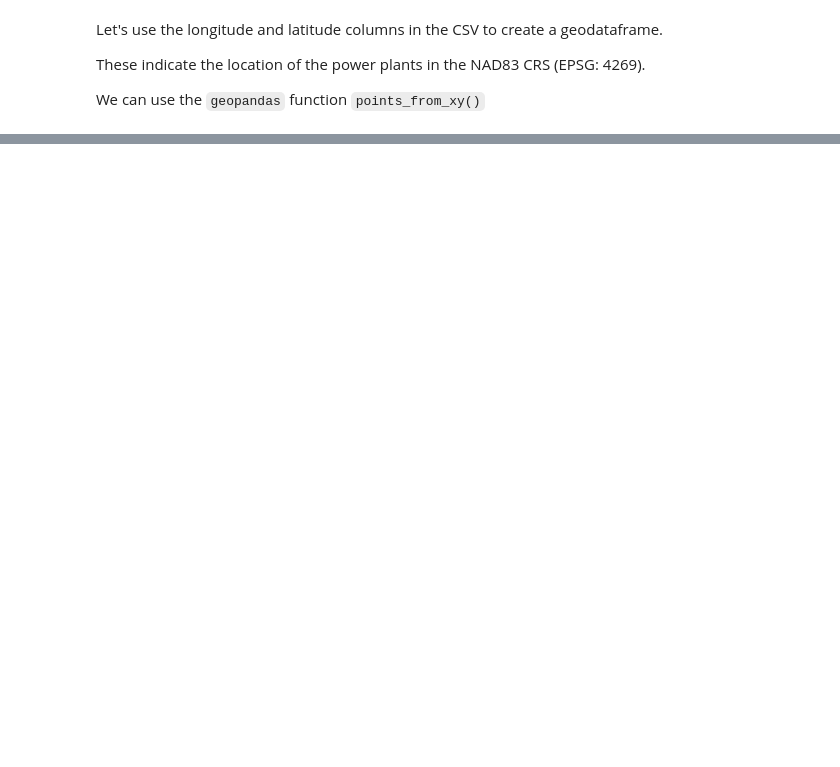
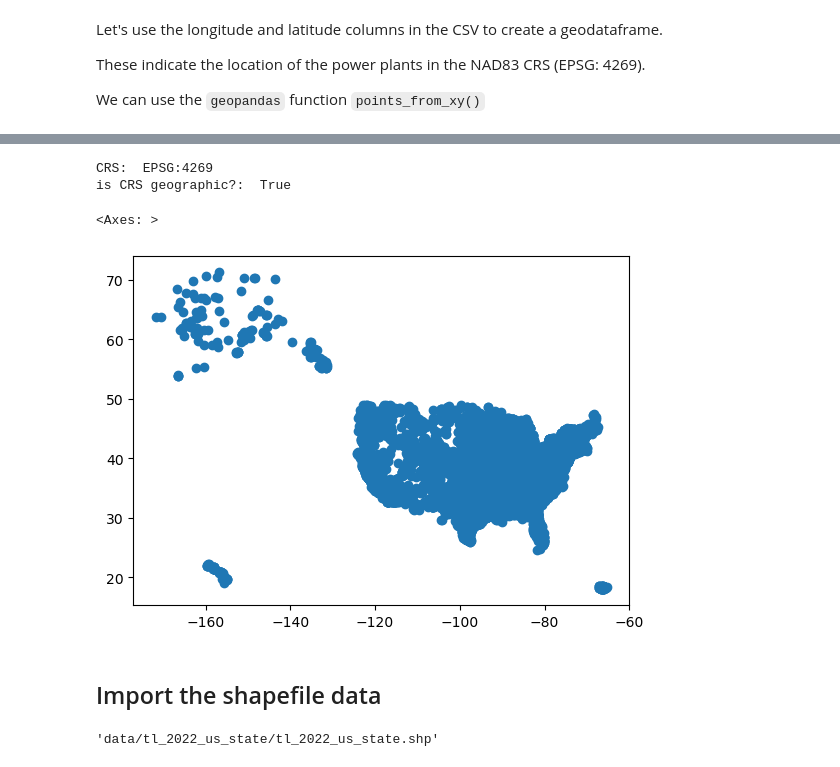
Before and after one commit to egp4aq/eds220-2024-in-class, a Jupyter notebook: week5-csv-to-geodf.ipynb, the cells around one changed output, grey strips where cells are left out. Cells and saved outputs as stored; diff of their text form; code cells hidden in the pictures; blank space fills up the shorter version.

Commit message:
Read in data

```diff
--- a/week5-csv-to-geodf.ipynb
+++ b/week5-csv-to-geodf.ipynb
@@ -42,0 +70,18 @@ CRSError: Invalid projection: EPSG:4269: (Internal Proj Error: proj_create: SQLi
+# %%
+print('CRS: ', power_plants.crs)
+print('is CRS geographic?: ', power_plants.crs.is_geographic)
+# %% [output]
+CRS:  EPSG:4269
+is CRS geographic?:  True
+# %%
+power_plants.plot()
+# %% [output]
+<Axes: >
+[figure, added]
+# %% [markdown]
+## Import the shapefile data
+# %%
+fp = os.path.join('data','tl_2022_us_state','tl_2022_us_state.shp')
+fp
+# %% [output]
+'data/tl_2022_us_state/tl_2022_us_state.shp'
```
Also changed, not shown: parts of 3 cells of this notebook.
